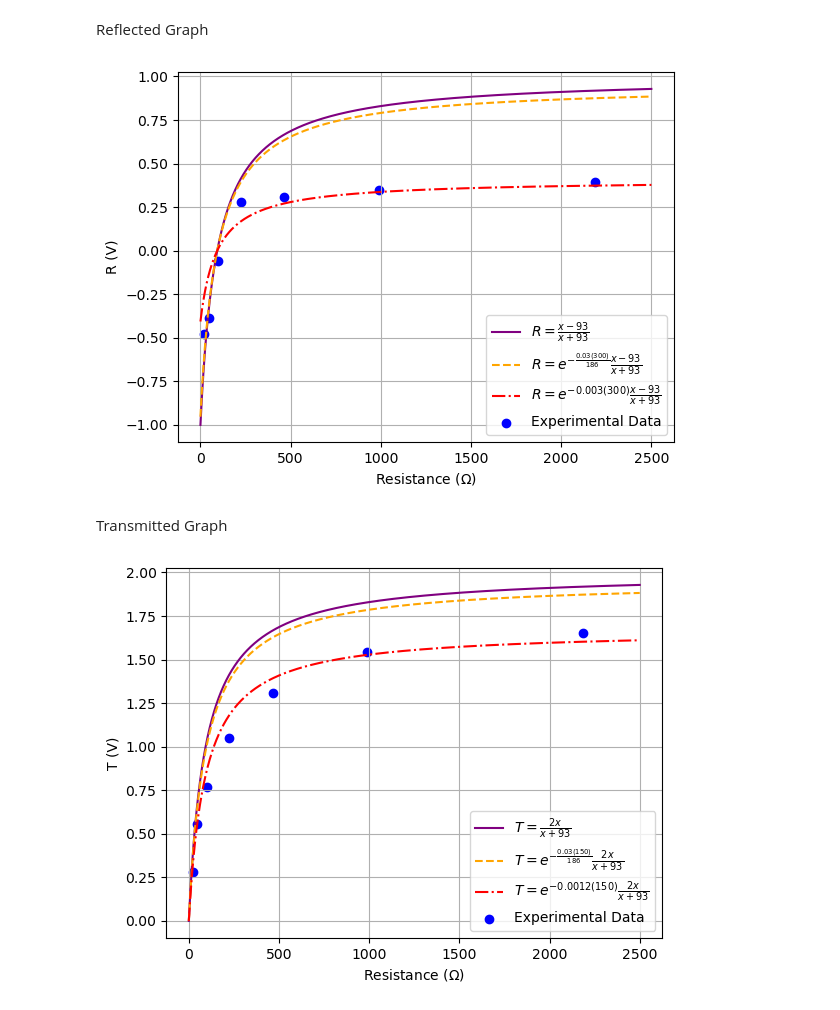
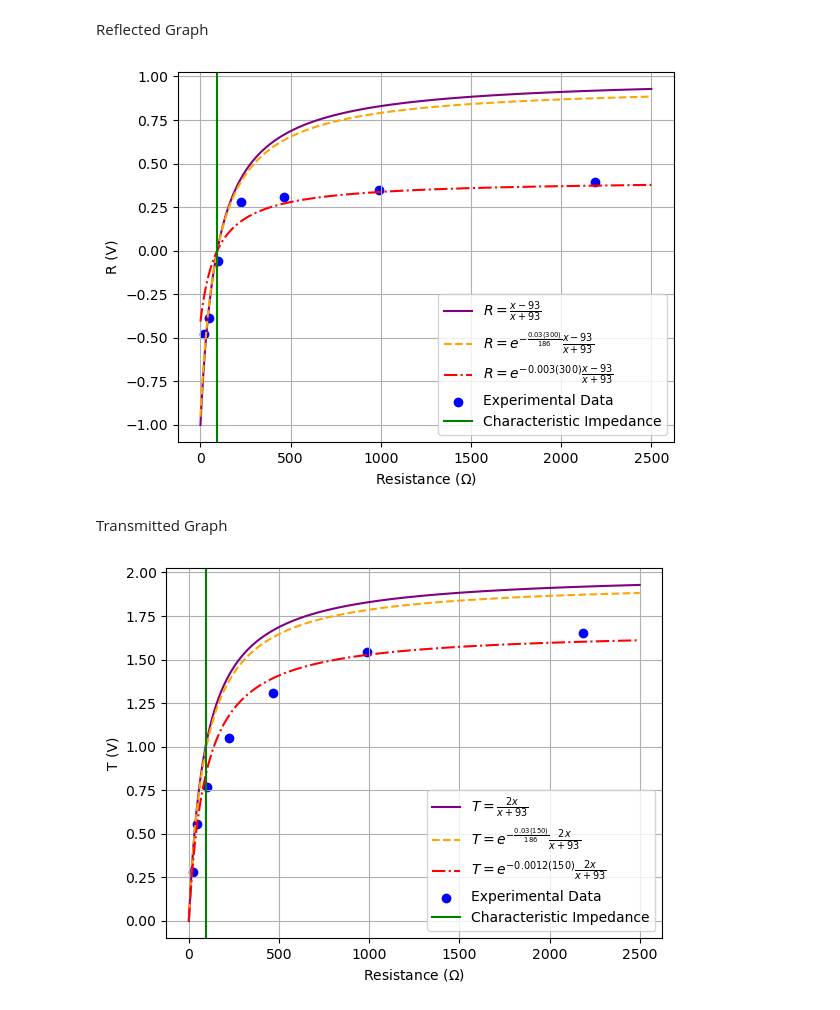
Before and after one commit to xspoole/PhysicsNotebooks, a Jupyter notebook: PH424_Lab2.ipynb, the cells around one changed output. Drawn from its saved outputs; the diff is of its cells as text; code cells hidden in the pictures.

Commit message:
added green line indicating characteristic impedance for both graphs

```diff
--- a/PH424_Lab2.ipynb
+++ b/PH424_Lab2.ipynb
@@ -79,12 +79,13 @@ plt.scatter(x_axis, y_axis, color = 'blue', label = 'Experimental Data')
 plt.grid(True)
 plt.xlabel(r'Resistance ($\Omega$)')
 plt.ylabel('R (V)')
+plt.axvline(x=93, color='green', label='Characteristic Impedance')
 
 plt.legend()
 
 plt.savefig('../reflect.png')
 # %% [output]
-[figure, old version]
+[figure, new version]
 # %% [markdown]
 Transmitted Graph
 # %%
@@ -124,14 +125,15 @@ y_axis = df['reflect_volt']
 # %%
 plt.plot(resistance, amplitude, color = 'purple', label = r'$T = \frac{2x}{x + 93}$')
 plt.plot(dampresistance, dampamplitude, color = 'orange', ls = '--', label = r'$T = e^{-\frac{0.03(150)}{186}}\frac{2x}{x + 93}$')
 plt.plot(dampadjresistance, dampadjamplitude, color = 'red', ls = '-.', label = r'$T = e^{-0.0012(150)}\frac{2x}{x + 93}$')
 plt.scatter(x_axis, y_axis, color = 'blue', label = 'Experimental Data')
 plt.grid(True)
 plt.xlabel(r'Resistance ($\Omega$)')
 plt.ylabel('T (V)')
+plt.axvline(x=93, color='green', label='Characteristic Impedance')
 
 plt.legend()
 
 plt.savefig('../transmit.png')
 # %% [output]
-[figure, old version]
+[figure, new version]
```
